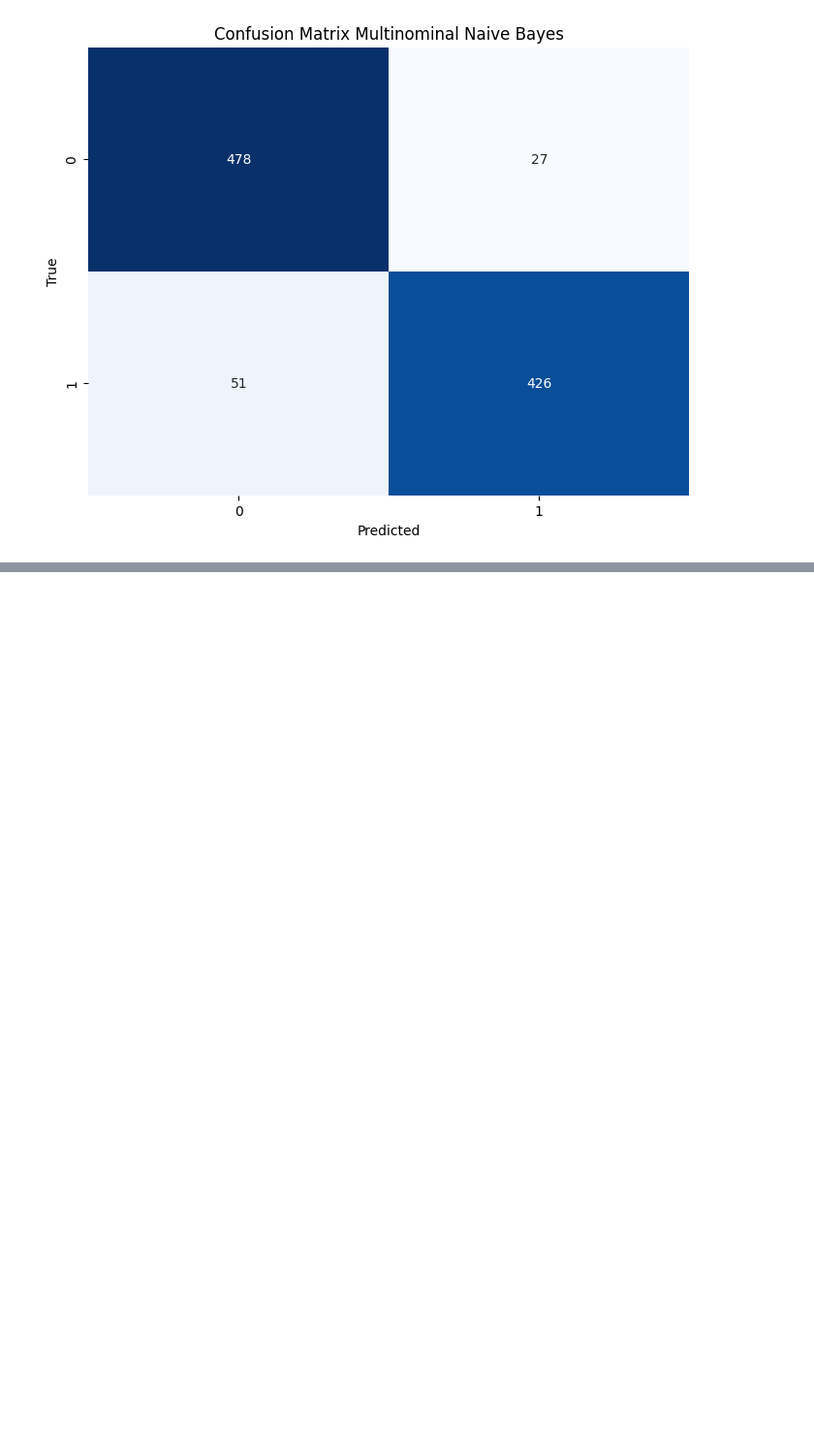
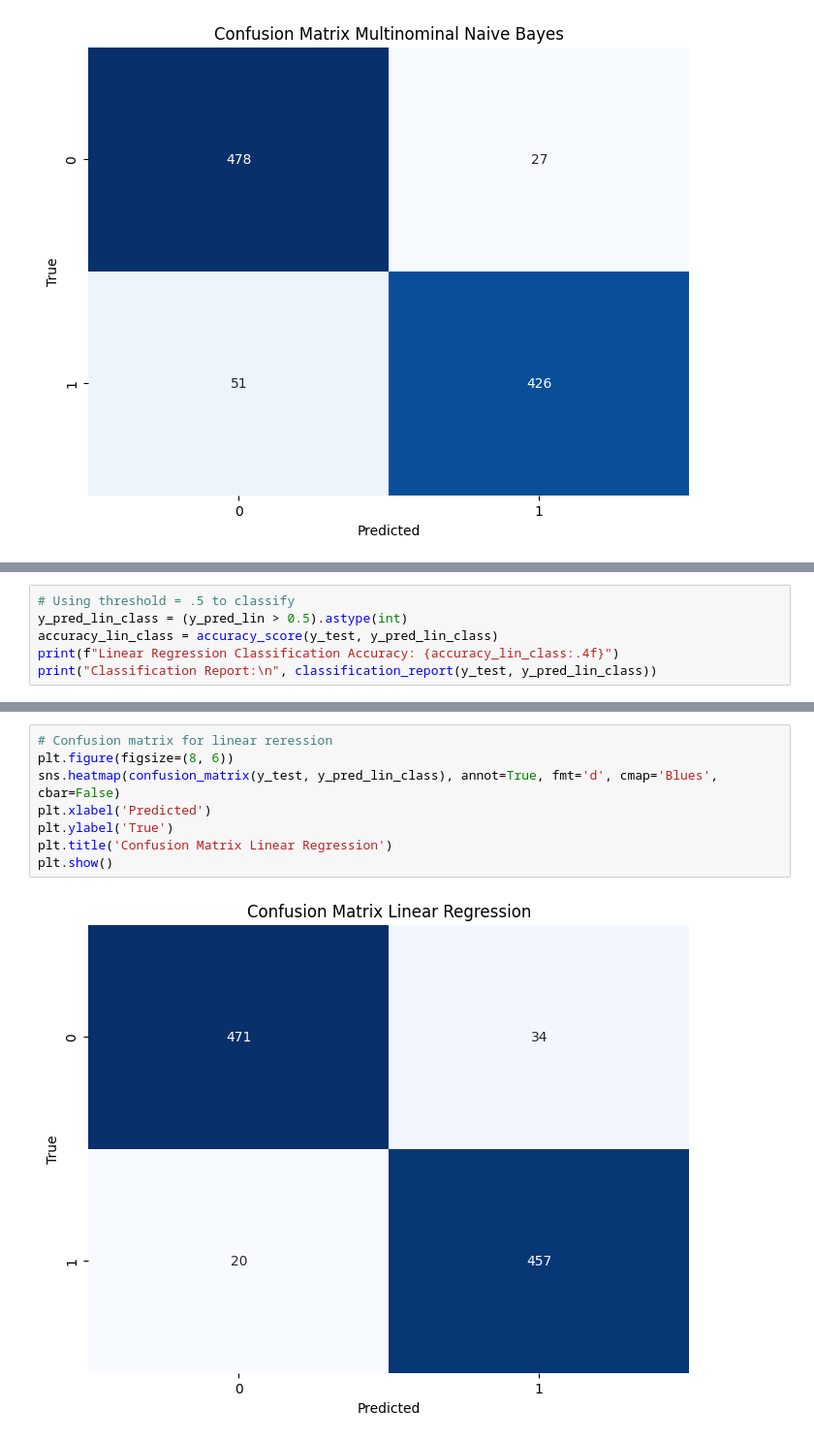
Before and after one commit to tuanna712/MLDSSpring25, a Jupyter notebook: notebooks/07_regression.ipynb, the cells around one changed output, grey strips where cells are left out. Shown: that part at 97% size. Saved outputs shown, nothing was run; the diff lists cells and outputs as text; blank space fills up the shorter version.

```diff
--- a/notebooks/07_regression.ipynb
+++ b/notebooks/07_regression.ipynb
@@ -214,0 +247,6 @@ plt.show()
+# %%
+# Using threshold = .5 to classify
+y_pred_lin_class = (y_pred_lin > 0.5).astype(int)
+accuracy_lin_class = accuracy_score(y_test, y_pred_lin_class)
+print(f"Linear Regression Classification Accuracy: {accuracy_lin_class:.4f}")
+print("Classification Report:\n", classification_report(y_test, y_pred_lin_class))
@@ -214,0 +264,10 @@ plt.show()
+# %%
+# Confusion matrix for linear reression
+plt.figure(figsize=(8, 6))
+sns.heatmap(confusion_matrix(y_test, y_pred_lin_class), annot=True, fmt='d', cmap='Blues', cbar=False)
+plt.xlabel('Predicted')
+plt.ylabel('True')
+plt.title('Confusion Matrix Linear Regression')
+plt.show()
+# %% [output]
+[figure, added]
```
Also changed, not shown: parts of 3 cells of this notebook, 2 other files.
